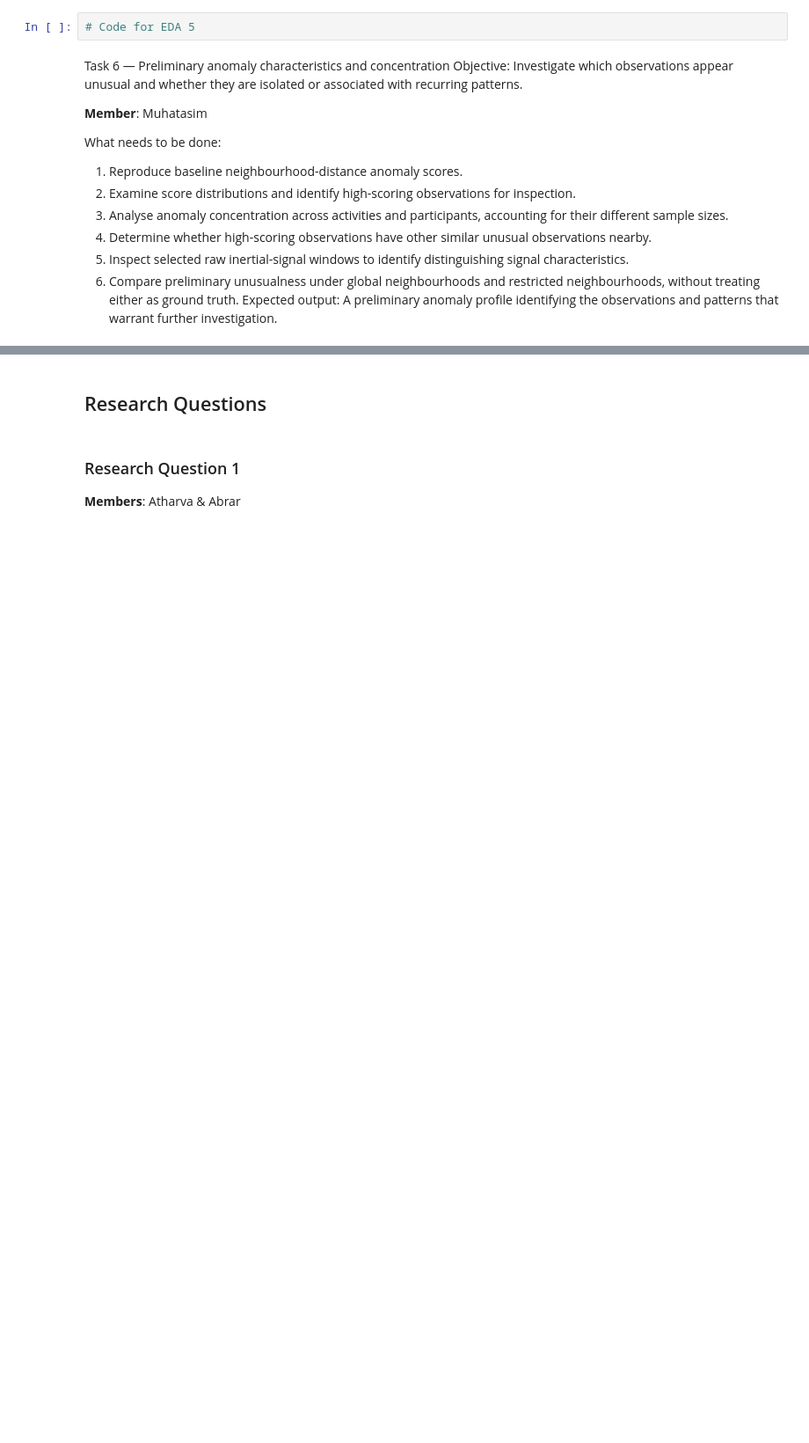
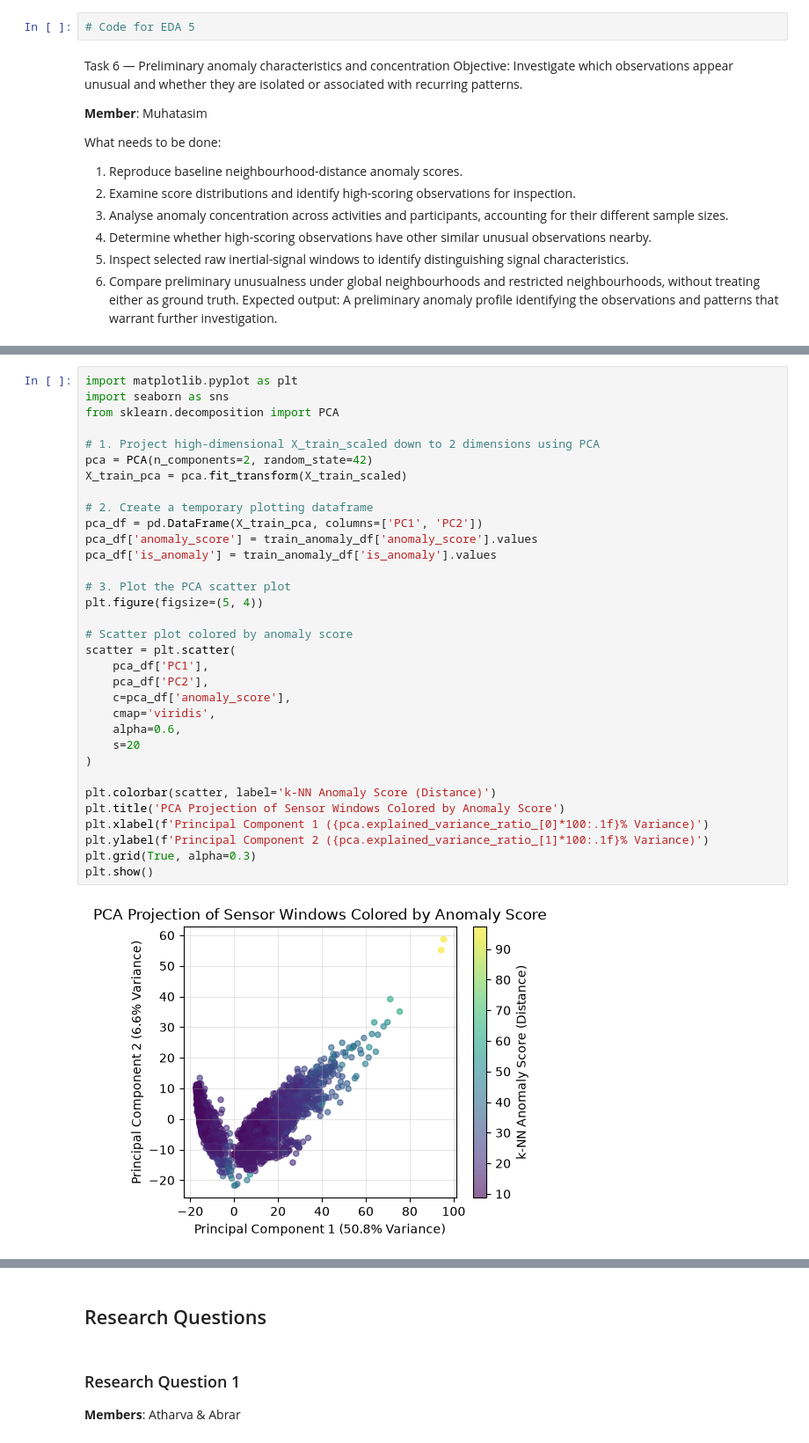
Before and after one commit to MuhatasimIntisar/UCI-HAR-Dataset-Data-Mining-Project-Group-4, a Jupyter notebook: DSA8003_Group_4_Analysis.ipynb, the cells around one changed output, grey strips where cells are left out. Shown at 88% size. Saved outputs shown, nothing was run; the diff lists cells and outputs as text; blank space fills up the shorter version.

```diff
--- a/DSA8003_Group_4_Analysis.ipynb
+++ b/DSA8003_Group_4_Analysis.ipynb
@@ -305,0 +336,35 @@ Expected output: A preliminary anomaly profile identifying the observations and
+# %%
+import matplotlib.pyplot as plt
+import seaborn as sns
+from sklearn.decomposition import PCA
+
+# 1. Project high-dimensional X_train_scaled down to 2 dimensions using PCA
+pca = PCA(n_components=2, random_state=42)
+X_train_pca = pca.fit_transform(X_train_scaled)
+
+# 2. Create a temporary plotting dataframe
+pca_df = pd.DataFrame(X_train_pca, columns=['PC1', 'PC2'])
+pca_df['anomaly_score'] = train_anomaly_df['anomaly_score'].values
+pca_df['is_anomaly'] = train_anomaly_df['is_anomaly'].values
+
+# 3. Plot the PCA scatter plot
+plt.figure(figsize=(5, 4))
+
+# Scatter plot colored by anomaly score
+scatter = plt.scatter(
+    pca_df['PC1'],
+    pca_df['PC2'],
+    c=pca_df['anomaly_score'],
+    cmap='viridis',
+    alpha=0.6,
+    s=20
+)
+
+plt.colorbar(scatter, label='k-NN Anomaly Score (Distance)')
+plt.title('PCA Projection of Sensor Windows Colored by Anomaly Score')
+plt.xlabel(f'Principal Component 1 ({pca.explained_variance_ratio_[0]*100:.1f}% Variance)')
+plt.ylabel(f'Principal Component 2 ({pca.explained_variance_ratio_[1]*100:.1f}% Variance)')
+plt.grid(True, alpha=0.3)
+plt.show()
+# %% [output]
+[figure, added]
```
Also changed, not shown: parts of 14 cells of this notebook.
